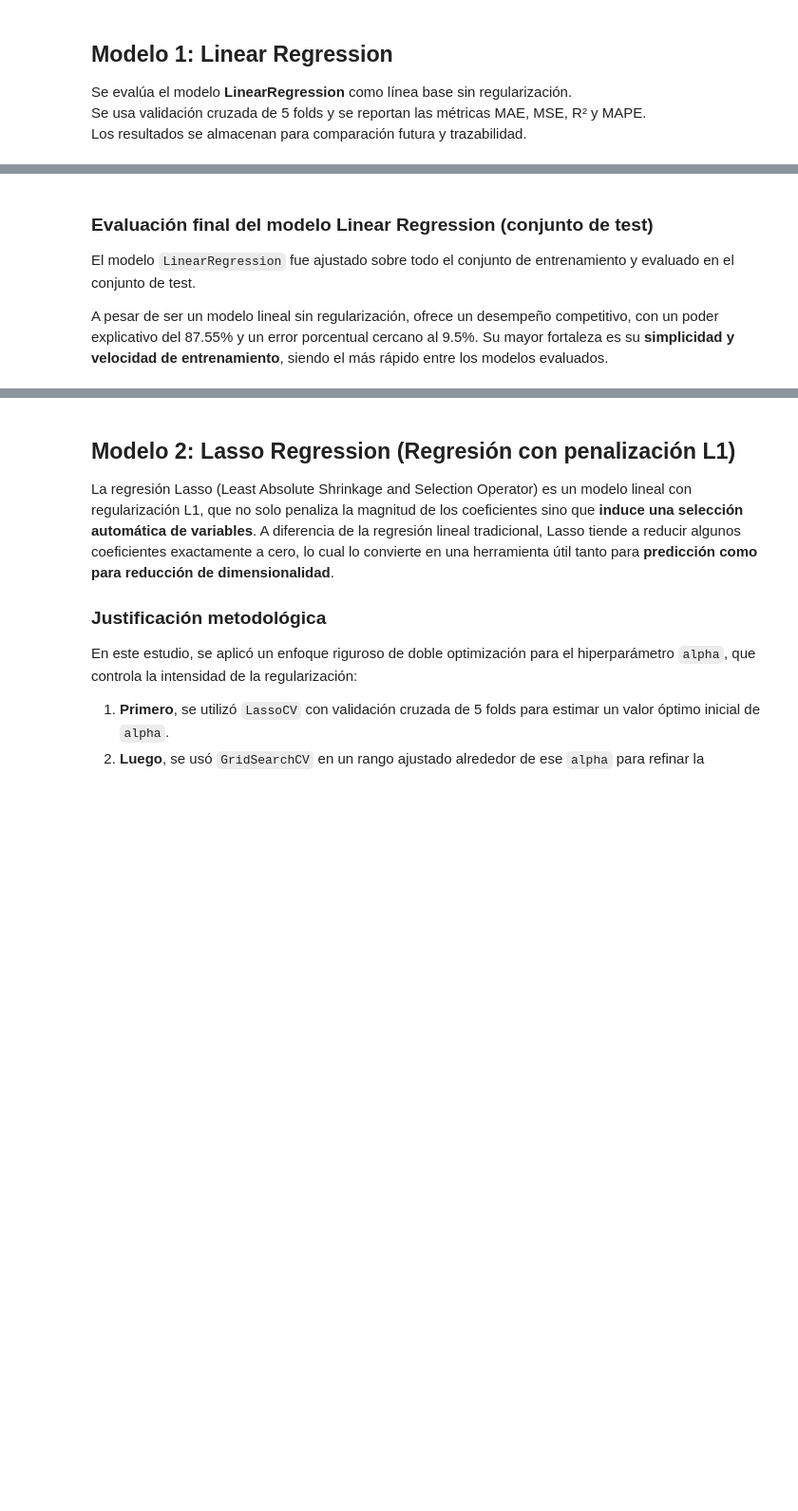
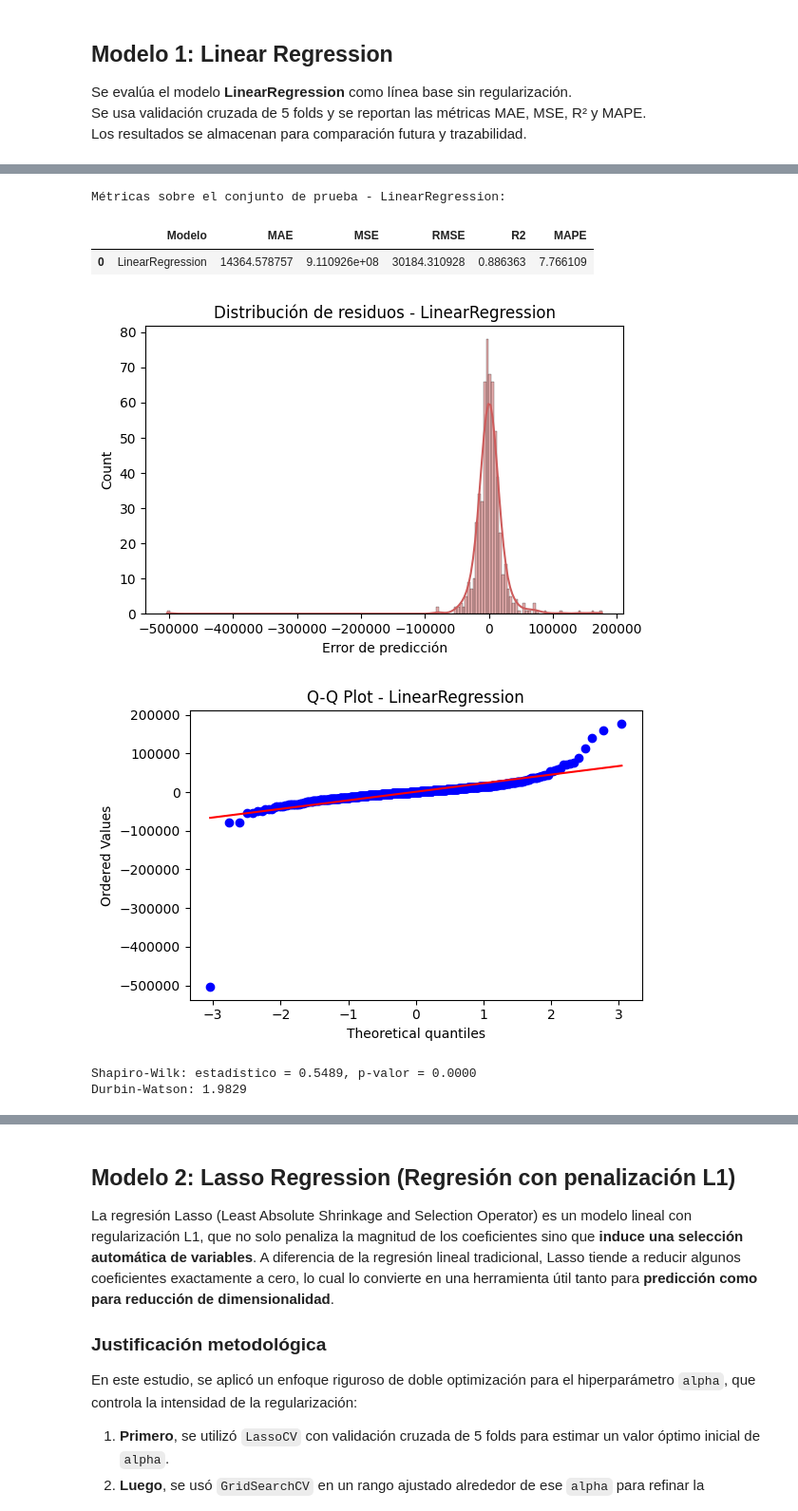
Before and after one commit to johanstevenbejarano/Teoria-de-Aprendizaje-Maquina, a Jupyter notebook: Parcial_1_TAM_2025-1/notebooks/modelos_regresion.ipynb, the cells around one changed output, grey strips where cells are left out. Shown at 95% size. Saved outputs shown, nothing was run; the diff lists cells and outputs as text; code cells hidden in the pictures; blank space fills up the shorter version.

```diff
--- a/Parcial_1_TAM_2025-1/notebooks/modelos_regresion.ipynb
+++ b/Parcial_1_TAM_2025-1/notebooks/modelos_regresion.ipynb
@@ -610,6 +297,69 @@ Tiempo de entrenamiento (fit_time): 0.0725 segundos
-# %% [markdown]
-### Evaluación final del modelo Linear Regression (conjunto de test)
-
-El modelo `LinearRegression` fue ajustado sobre todo el conjunto de entrenamiento y evaluado en el conjunto de test.
-
-A pesar de ser un modelo lineal sin regularización, ofrece un desempeño competitivo, con un poder explicativo del 87.55% y un error porcentual cercano al 9.5%. Su mayor fortaleza es su **simplicidad y velocidad de entrenamiento**, siendo el más rápido entre los modelos evaluados.
+# %%
+# Reentrenar el modelo con todos los datos de entrenamiento
+modelo_lr.fit(X_train_scaled, y_train_log)
+
+# Realizar predicciones sobre el set de prueba
+y_pred_log = modelo_lr.predict(X_test_scaled)
+y_pred = np.expm1(y_pred_log)  # revertir la transformación logarítmica
+
+# Calcular métricas de desempeño
+mae = mean_absolute_error(y_test, y_pred)
+mse = mean_squared_error(y_test, y_pred)
+rmse = np.sqrt(mse)
+r2 = r2_score(y_test, y_pred)
+mape = mean_absolute_percentage_error(y_test, y_pred)
+
+# Consolidar métricas en un DataFrame
+df_test_metrics_lr = pd.DataFrame({
+    'Modelo': ['LinearRegression'],
+    'MAE': [mae],
+    'MSE': [mse],
+    'RMSE': [rmse],
+    'R2': [r2],
+    'MAPE': [mape]
+})
+
+# Exportar a CSV
+df_test_metrics_lr.to_csv("data/resultados_test_lr.csv", index=False)
+
+# Mostrar
+print("Métricas sobre el conjunto de prueba - LinearRegression:")
+display(df_test_metrics_lr)
+# %% [output]
+Métricas sobre el conjunto de prueba - LinearRegression:
+|  | Modelo | MAE | MSE | RMSE | R2 | MAPE |
+| 0 | LinearRegression | 14364.578757 | 9.110926e+08 | 30184.310928 | 0.886363 | 7.766109 |
+# %%
+# Cálculo de residuos
+residuos = y_test - y_pred
+
+os.makedirs("figuras", exist_ok=True)
+
+# Histograma de residuos
+plt.figure(figsize=(6, 4))
+sns.histplot(residuos, kde=True, color="indianred")
+plt.title("Distribución de residuos - LinearRegression")
+plt.xlabel("Error de predicción")
+plt.tight_layout()
+plt.savefig("figuras/residuos_linearregression.png")
+plt.show()
+# Q-Q Plot para evaluar normalidad
+plt.figure(figsize=(6, 4))
+stats.probplot(residuos, dist="norm", plot=plt)
+plt.title("Q-Q Plot - LinearRegression")
+plt.tight_layout()
+plt.savefig("figuras/qqplot_linearregression.png")
+plt.show()
+
+# Prueba de normalidad de Shapiro-Wilk
+stat_sw, p_sw = stats.shapiro(residuos)
+print(f"Shapiro-Wilk: estadístico = {stat_sw:.4f}, p-valor = {p_sw:.4f}")
+
+# Autocorrelación de residuos con Durbin-Watson
+dw = durbin_watson(residuos)
+print(f"Durbin-Watson: {dw:.4f}")
+# %% [output]
+[figure, added]
+[figure, added]
+Shapiro-Wilk: estadístico = 0.5489, p-valor = 0.0000
+Durbin-Watson: 1.9829
```
Also changed, not shown: parts of 72 cells of this notebook.
